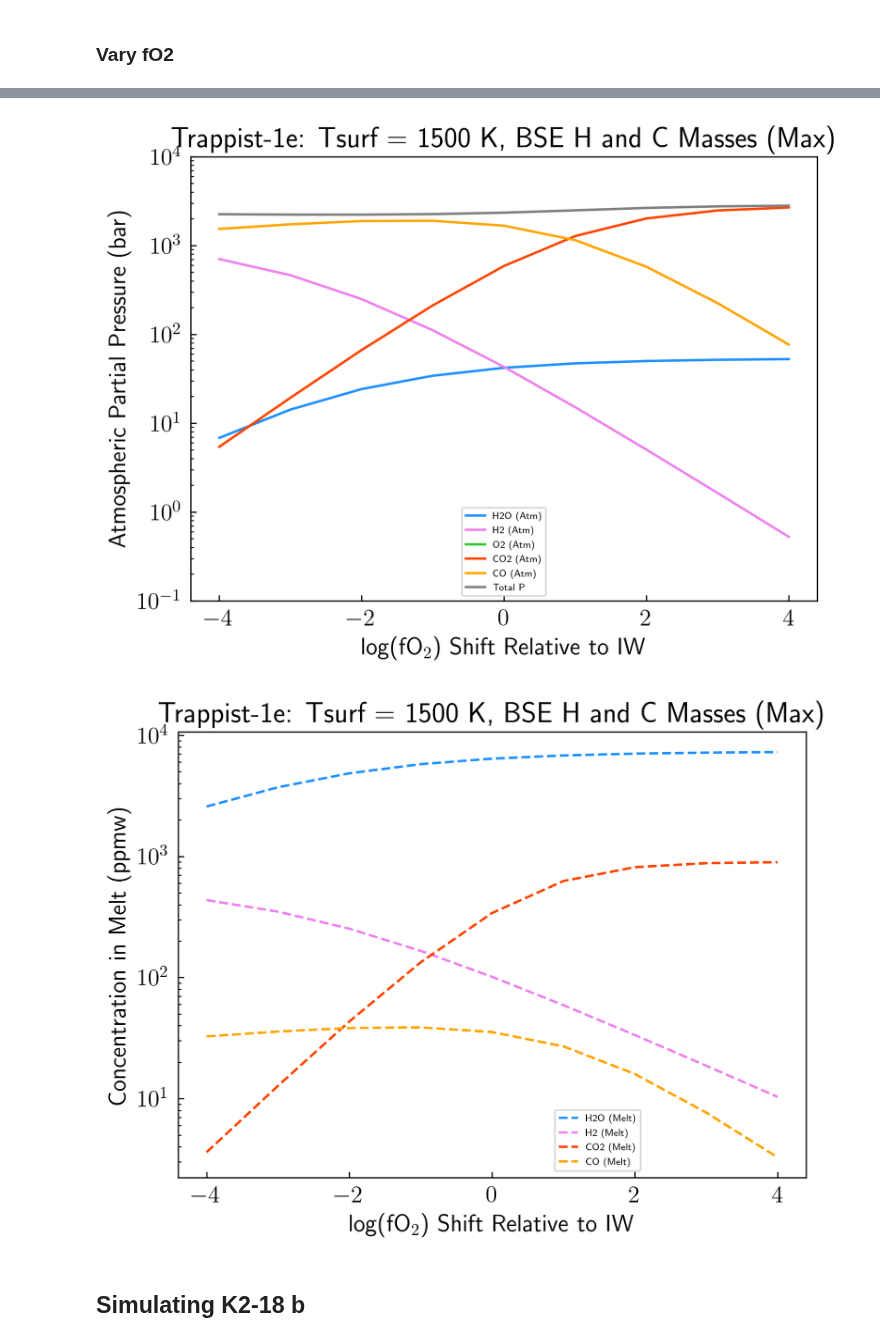
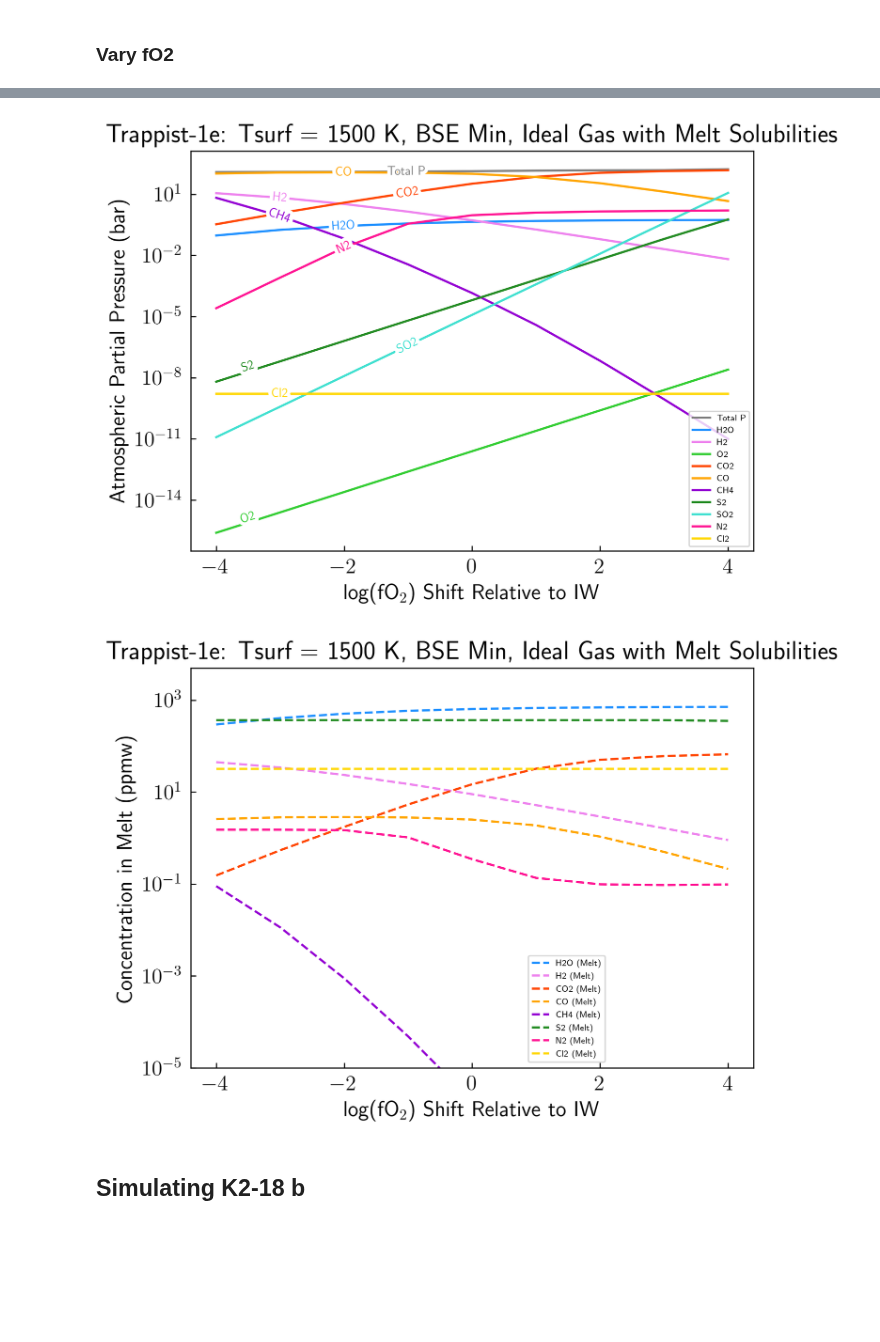
Before and after one commit to ExPlanetology/atmodeller, a Jupyter notebook: atmodeller/docs/4_sciencecases.ipynb, the cells around one changed output, grey strips where cells are left out. Drawn from its saved outputs; the diff is of its cells as text; code cells hidden in the pictures; blank space fills up the shorter version.

```diff
--- a/atmodeller/docs/4_sciencecases.ipynb
+++ b/atmodeller/docs/4_sciencecases.ipynb
@@ -298,13 +356,13 @@ for realisation in range(number_of_realisations):
         writer.writerows(out)
 # %%
 import pandas as pd
-datafile_fO2: str = f"data/science_cases_files/atmodeller_Trappist1e_CHO_1500K_BSEmax_varyfO2.csv"
+datafile_fO2: str = f"data/science_cases_files/atmodeller_Trappist1e_CHONSCl_BSEMin_Sols_Ideal.csv"
+
 #df_fO2: pd.DataFrame = pd.read_csv(datafile_fO2, skiprows=1, names=('H2O_pp', 'H2_pp', 'O2_pp', 'CO2_pp', 'CO_pp', 'S2_pp', 'SO2_pp', 'H2O_melt', 'H2_melt', 'O2_melt', 'CO2_melt', 'CO_melt', 'S2_melt', 'fO2_shift'))
-df_fO2: pd.DataFrame = pd.read_csv(datafile_fO2, skiprows=1, names=('H2O','H2','O2','CO2','CO','H2_melt','H2O_melt','O2_melt','CO2_melt','CO_melt','fO2_shift','Total_P'
+df_fO2: pd.DataFrame = pd.read_csv(datafile_fO2, skiprows=1, names=('H2O','H2','O2','CO2','CO','CH4','S2','SO2','N2','Cl2','H2_melt','H2O_melt','CO2_melt','CO_melt','CH4_melt','S2_melt','N2_melt','Cl2_melt','fO2_shift','Total_P'
 ))
 
-
-print(df_fO2.Total_P)
+print(df_fO2)
 
 #print(df_fO2.S2 + df_fO2.O2 + df_fO2.SO2)
 # %% [output]
@@ -382,50 +432,54 @@ plt.show()
 # %%
 fig, ax = plt.subplots()
-ax.plot(df_fO2.fO2_shift, df_fO2.H2O, color='dodgerblue', label='H2O (Atm)')
-ax.plot(df_fO2.fO2_shift, df_fO2.H2, color='violet', label='H2 (Atm)')
-ax.plot(df_fO2.fO2_shift, df_fO2.O2, color='limegreen', label='O2 (Atm)')
-ax.plot(df_fO2.fO2_shift, df_fO2.CO2, color='orangered', label='CO2 (Atm)')
-ax.plot(df_fO2.fO2_shift, df_fO2.CO, color='orange', label='CO (Atm)')
 ax.plot(df_fO2.fO2_shift, df_fO2.Total_P, color='gray', label='Total P')
-
-#ax.plot(df_fO2.fO2_shift, df_fO2.S2, color='forestgreen', label='S2 (Atm)')
-#ax.plot(df_fO2.fO2_shift, df_fO2.SO2, color='turquoise', label='SO2 (Atm)')
-#ax.plot(df_fO2.fO2_shift, df_fO2.N2, color='deeppink', label='N2 (Atm)')
-#ax.plot(df_fO2.fO2_shift, df_fO2.Cl2, color='gold', label='Cl2 (Atm)')
+ax.plot(df_fO2.fO2_shift, df_fO2.H2O, color='dodgerblue', label='H2O')
+ax.plot(df_fO2.fO2_shift, df_fO2.H2, color='violet', label='H2')
+ax.plot(df_fO2.fO2_shift, df_fO2.O2, color='limegreen', label='O2')
+ax.plot(df_fO2.fO2_shift, df_fO2.CO2, color='orangered', label='CO2')
+ax.plot(df_fO2.fO2_shift, df_fO2.CO, color='orange', label='CO')
+ax.plot(df_fO2.fO2_shift, df_fO2.CH4, color='darkviolet', label='CH4')
+ax.plot(df_fO2.fO2_shift, df_fO2.S2, color='forestgreen', label='S2')
+ax.plot(df_fO2.fO2_shift, df_fO2.SO2, color='turquoise', label='SO2')
+ax.plot(df_fO2.fO2_shift, df_fO2.N2, color='deeppink', label='N2')
+ax.plot(df_fO2.fO2_shift, df_fO2.Cl2, color='gold', label='Cl2')
 
 ax.set_xlabel(r'log(fO$_2$) Shift Relative to IW')
 ax.set_ylabel('Atmospheric Partial Pressure (bar)')
 ax.set_yscale('log')
-ax.set_ylim(1e-1, 1e4)
-ax.legend(fontsize=6, loc=8)
-plt.title(r'Trappist-1e: Tsurf = 1500 K, BSE H and C Masses (Max)')
-plt.savefig('data/Plots/PlanetTrial1_HotTrappist1e_CHO_1500K_BSE_Max_HandCMass_Atm_Zoom.jpg', dpi=1000, bbox_inches='tight')
+#ax.set_ylim(1e-5, 1e3)
+ax.legend(fontsize=6)
+xvals=[-1,-2,-3,-3.5,-1,-2,-3,-3.5,-1, -2, -3]
+lines=plt.gca().get_lines()
+labelLines(lines, align=True, xvals=xvals, fontsize=9)
+plt.title(r'Trappist-1e: Tsurf = 1500 K, BSE Min, Ideal Gas with Melt Solubilities')
+#plt.savefig('data/Plots/PlanetTrial1_HotTrappist1e_1500K_BSE_Max_HCNSMass_Atm.jpg', dpi=1000, bbox_inches='tight')
 plt.show()
 
 fig, ax = plt.subplots()
 
 ax.plot(df_fO2.fO2_shift, df_fO2.H2O_melt, color='dodgerblue', linestyle='--', label='H2O (Melt)')
 ax.plot(df_fO2.fO2_shift, df_fO2.H2_melt, color='violet', linestyle='--', label='H2 (Melt)')
 #ax2.plot(df_fO2.fO2_shift, df_fO2.O2_melt, color='limegreen', linestyle='--', label='O2 (Melt)')
 ax.plot(df_fO2.fO2_shift, df_fO2.CO2_melt, color='orangered', linestyle='--', label='CO2 (Melt)')
 ax.plot(df_fO2.fO2_shift, df_fO2.CO_melt, color='orange', linestyle='--', label='CO (Melt)')
-#ax.plot(df_fO2.fO2_shift, df_fO2.S2_melt, color='forestgreen', linestyle='--', label='S2 (Melt)')
-#ax.plot(df_fO2.fO2_shift, df_fO2.N2_melt, color='deeppink', linestyle='--', label='N2 (Melt)')
-#ax.plot(df_fO2.fO2_shift, df_fO2.Cl2_melt, color='gold', linestyle='--', label='Cl2 (Melt)')
+ax.plot(df_fO2.fO2_shift, df_fO2.CH4_melt, color='darkviolet', linestyle='--', label='CH4 (Melt)')
+
+ax.plot(df_fO2.fO2_shift, df_fO2.S2_melt, color='forestgreen', linestyle='--', label='S2 (Melt)')
+ax.plot(df_fO2.fO2_shift, df_fO2.N2_melt, color='deeppink', linestyle='--', label='N2 (Melt)')
+ax.plot(df_fO2.fO2_shift, df_fO2.Cl2_melt, color='gold', linestyle='--', label='Cl2 (Melt)')
 
 ax.set_ylabel('Concentration in Melt (ppmw)')
 ax.set_yscale('log')
-#ax.set_ylim(1e-2, 1e5)
+ax.set_ylim(1e-5, 5e3)
 ax.set_xlabel(r'log(fO$_2$) Shift Relative to IW')
 ax.legend(fontsize=6, loc=(0.6, 0.015))
 #plt.title(r'Hot (Young?) Trappist-1e: Tsurf = 2000 K, M = 0.7M$_\oplus$, R = 0.9 R$_\oplus$')
-plt.title(r'Trappist-1e: Tsurf = 1500 K, BSE H and C Masses (Max)')
-plt.savefig('data/Plots/PlanetTrial1_HotTrappist1e_CHO_1500K_BSE_Max_HandCMass_Melt.jpg', dpi=1000, bbox_inches='tight')
-
+plt.title(r'Trappist-1e: Tsurf = 1500 K, BSE Min, Ideal Gas with Melt Solubilities')
+#plt.savefig('data/Plots/PlanetTrial1_HotTrappist1e_1500K_BSE_Max_HCNSMass_Melt.jpg', dpi=1000, bbox_inches='tight')
 plt.show()
 # %% [output]
-[figure, old version]
+[figure, new version]
-[figure, old version]
+[figure, new version]
 # %% [markdown]
 ## Simulating K2-18 b
 # %%
```
Also changed, not shown: parts of 25 cells of this notebook, 2 other files.
